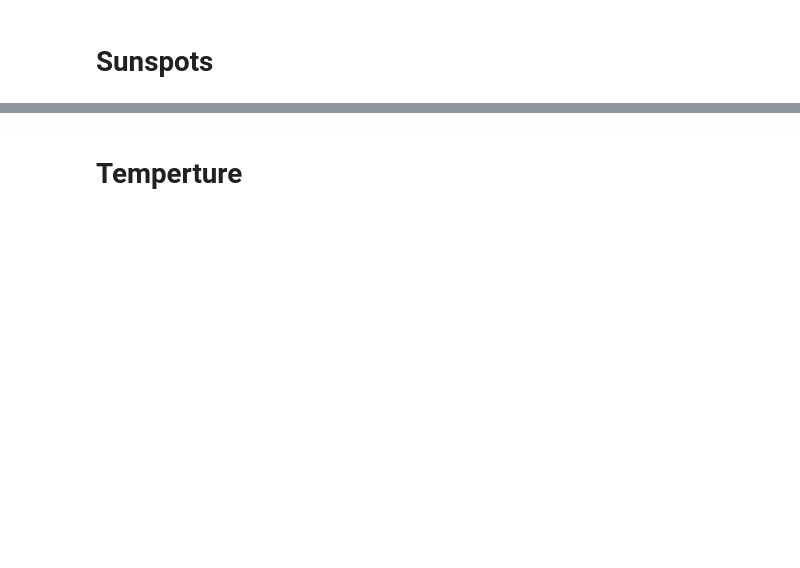
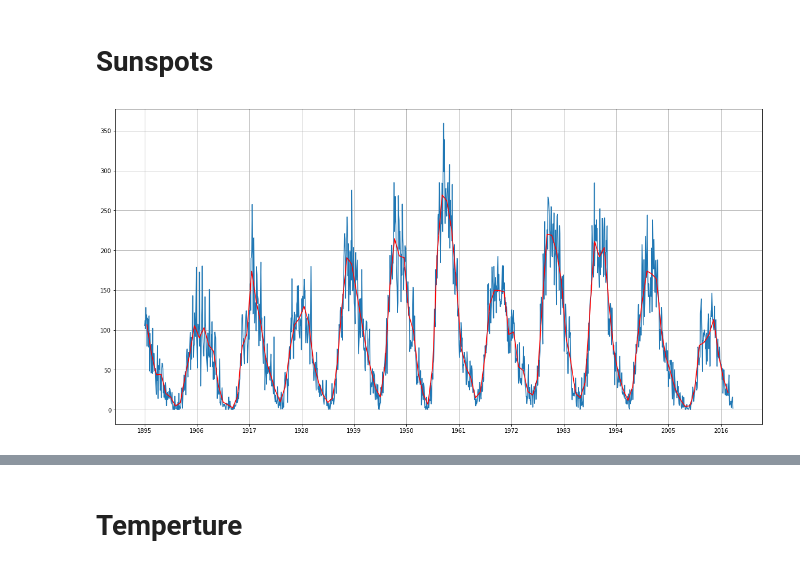
Before and after one commit to A-Grabish/solis-projectum, a Jupyter notebook: working/sunspots.ipynb, the cells around one changed output, grey strips where cells are left out. Cells and saved outputs as stored; diff of their text form; code cells hidden in the pictures; blank space fills up the shorter version.

```diff
--- a/working/sunspots.ipynb
+++ b/working/sunspots.ipynb
@@ -34,11 +55,14 @@ sun_y_1895.head()
 # %%
 #plot monthy and tear data
 plt.rcParams["figure.figsize"] = (20,10)
 plt.plot(sun_m_1895["Date (fraction of year)"], sun_m_1895['Monthly Mean Total'])
 plt.plot(sun_y_1895["Year"], sun_y_1895["Yearly Mean Total Sunspots"], color = "red")
 
-plt.xticks(np.arange(1895,2020,step = 5))
+plt.xticks(np.arange(1895,2020,step =11))
+plt.grid()
 plt.savefig("year_plot.png")
+# %% [output]
+[figure, added]
 # %%
 #plot monthly and yearly errorbar
 plt.rcParams["figure.figsize"] = (20,10)
```
Also changed, not shown: parts of 14 cells of this notebook, 2 other files.
